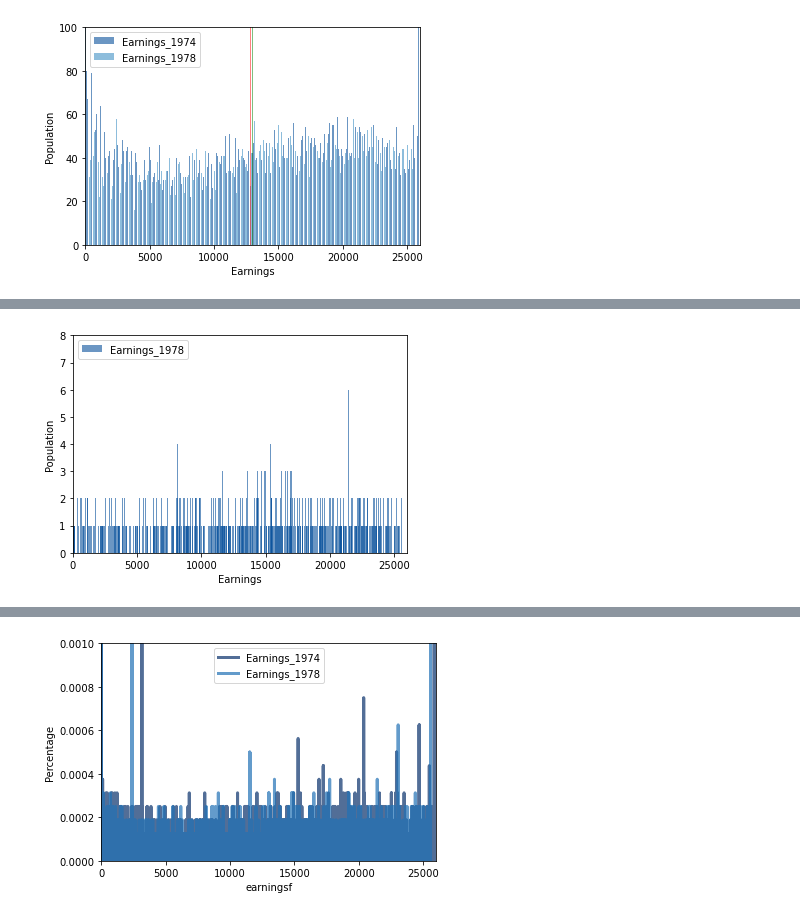
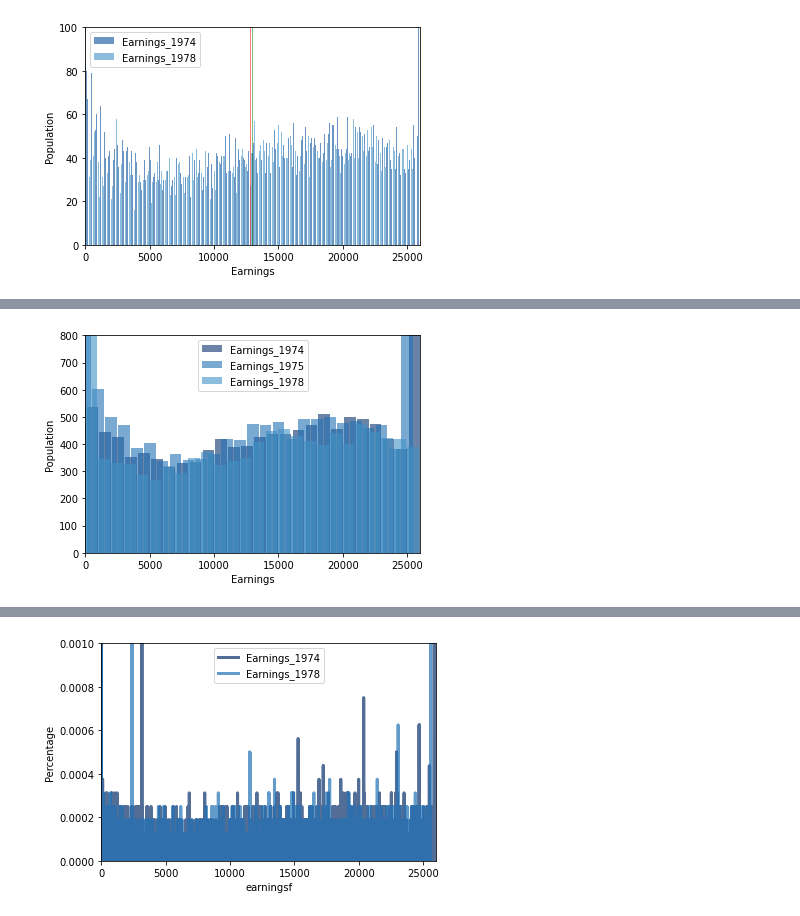
Before and after one commit to Asdukey/BSIP_Assignment_1_Students, a Jupyter notebook: stats_asn_1_stud_temp.ipynb, the cells around one changed output, grey strips where cells are left out. Cells and saved outputs as stored; diff of their text form; code cells hidden in the pictures.

```diff
--- a/stats_asn_1_stud_temp.ipynb
+++ b/stats_asn_1_stud_temp.ipynb
@@ -352,8 +425,11 @@ thinkplot.Config(xlabel='Earnings', ylabel='Population', xlim=[0,26000], ylim=[0
 # %%
-width = 5
-thinkplot.PrePlot(2)
-earnings_1978hist = thinkstats2.Hist(round(df['Earnings_1978'],0), label='Earnings_1978')
-thinkplot.Hist(earnings_1978hist,align="left", width=width)
-thinkplot.Config(xlabel='Earnings', ylabel='Population', xlim=[0,26000], ylim=[0,8])
+thinkplot.PrePlot
+earnings_1974hist = thinkstats2.Hist(round(df['Earnings_1974'],-3), label='Earnings_1974')
+earnings_1975hist = thinkstats2.Hist(round(df['Earnings_1975'],-3), label='Earnings_1975')
+earnings_1978hist = thinkstats2.Hist(round(df['Earnings_1978'],-3), label='Earnings_1978')
+thinkplot.Hist(earnings_1974hist,align="right")
+thinkplot.Hist(earnings_1975hist,align="center")
+thinkplot.Hist(earnings_1978hist,align="left")
+thinkplot.Config(xlabel='Earnings', ylabel='Population', xlim=[0,26000], ylim=[0,800])
 # %% [output]
-[figure, old version]
+[figure, new version]
```
Also changed, not shown: parts of 23 cells of this notebook.
